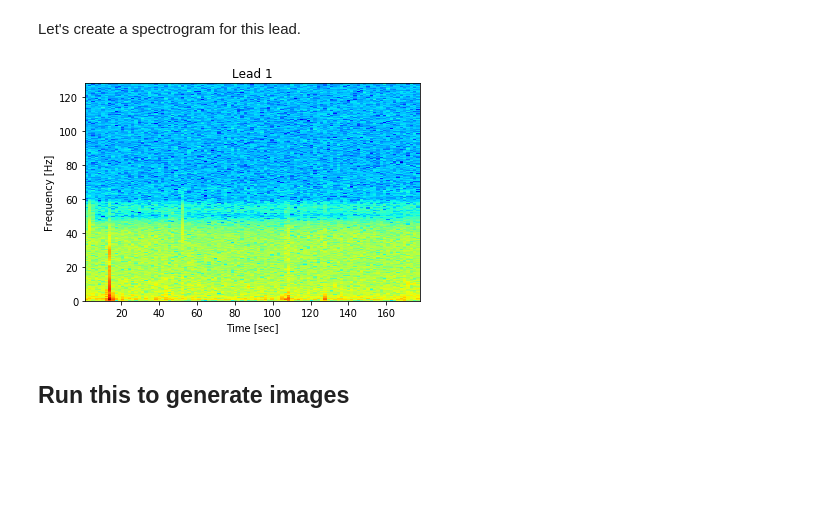
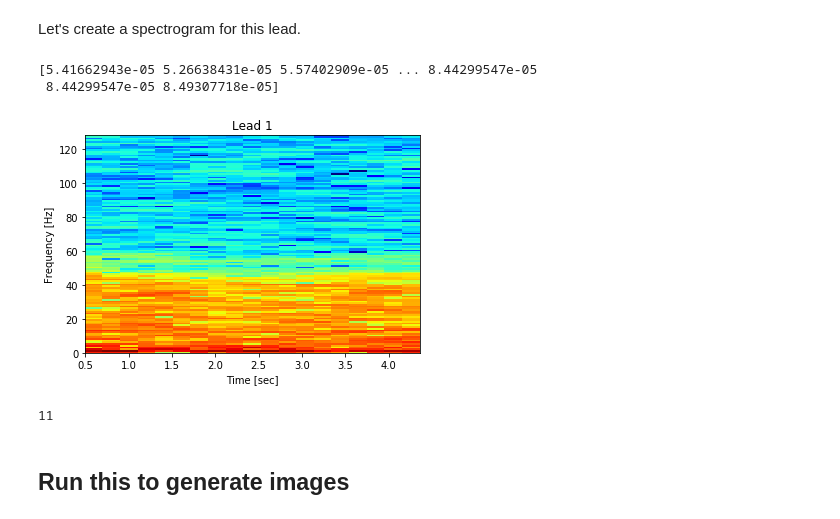
Before and after one commit to kruttikajain/eeg-mood-classification, a Jupyter notebook: Data Converter/EEG_relaxation_vs_concentration.ipynb, the cells around one changed output. Cells and saved outputs as stored; diff of their text form; code cells hidden in the pictures; blank space fills up the shorter version.

```diff
--- a/Data Converter/EEG_relaxation_vs_concentration.ipynb
+++ b/Data Converter/EEG_relaxation_vs_concentration.ipynb
@@ -120,22 +124,33 @@ Let's create a spectrogram for this lead.
 # %%
 from scipy import signal
 
-x = raw_data[channel, :]
+x = raw_data[channel, 1280:2560]
+print(x)
+#x = raw_data[channel, 1280:2561]
+#fs = 256  # Assume 512 Hz sampling rate for now...   # SampFreq[0, 0]
+#f, t, Sxx = signal.spectrogram(x, fs, window = signal.tukey(512, .25))
 fs = 256  # Assume 512 Hz sampling rate for now...   # SampFreq[0, 0]
-f, t, Sxx = signal.spectrogram(x, fs, window = signal.tukey(512, .25))
+f, t, Sxx = signal.spectrogram(x, fs, window = signal.tukey(256), noverlap = 204)
+
 plt.pcolormesh(t, f, np.log10(Sxx))
 plt.ylabel('Frequency [Hz]')
 plt.xlabel('Time [sec]')
 plt.title('Lead ' + str(channel)) # + LsEEG[channel]
 plt.set_cmap('jet')
 #plt.show()
 fig, ax = plt.subplots( nrows=1, ncols=1 )
 fig.figsize= (800, 800)
 ax.pcolormesh(t, f, np.log10(Sxx))
 fig.savefig('eeg_small.png')   # save the figure to file
 plt.close(fig)
 # %% [output]
+[5.41662943e-05 5.26638431e-05 5.57402909e-05 ... 8.44299547e-05
+ 8.44299547e-05 8.49307718e-05]
-[figure, old version]
+[figure, new version]
+# %%
+print(len(t))
+# %% [output]
+11
 # %% [markdown]
 ## Run this to generate images
 # %%
```
Also changed, not shown: parts of 2 cells of this notebook.
